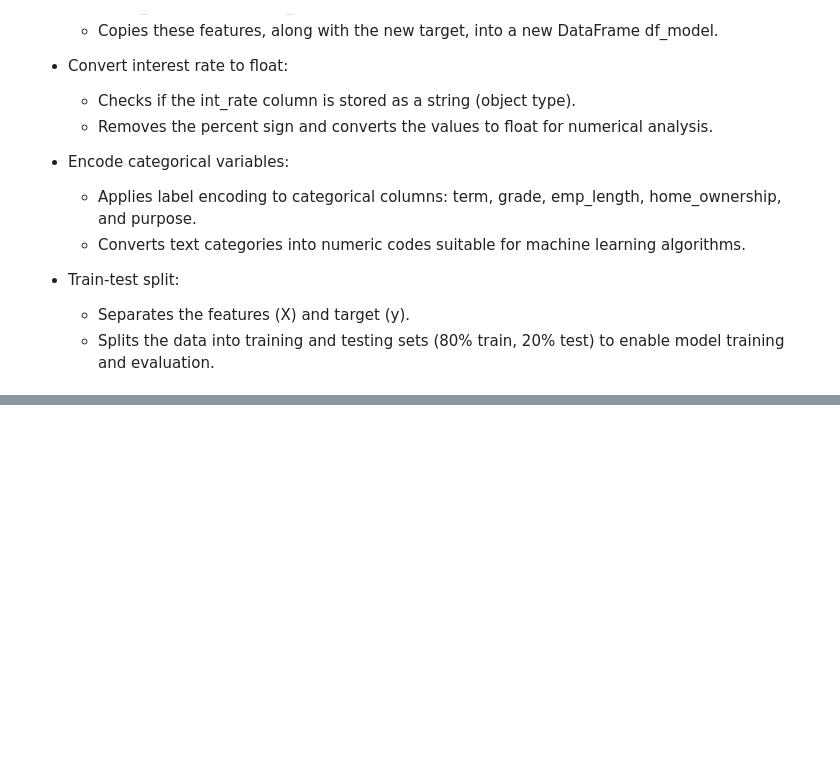
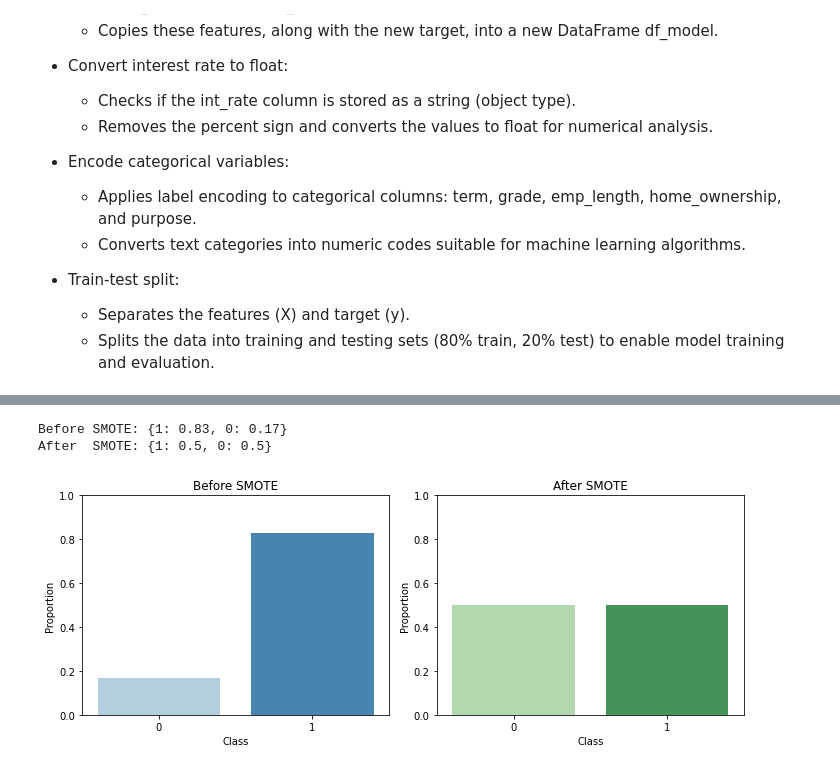
Before and after one commit to KweyuV/Digitizing-Loan-Approvals-for-Financial-Inclusion, a Jupyter notebook: Loan_approval_final.ipynb, the cells around one changed output, grey strips where cells are left out. Cells and saved outputs as stored; diff of their text form; code cells hidden in the pictures; blank space fills up the shorter version.

Commit message:
Add SMOTE section

```diff
--- a/Loan_approval_final.ipynb
+++ b/Loan_approval_final.ipynb
@@ -525,0 +471,31 @@ To improve data quality and reduce the impact of extreme values, outliers in key
+# %%
+# Balance only the training data so the model learns from enough positive cases.
+
+smote = SMOTE(random_state=42)
+X_train_res, y_train_res = smote.fit_resample(X_train, y_train)
+
+# Visualize class balance before and after SMOTE
+fig, axes = plt.subplots(1, 2, figsize=(10, 4))
+sns.barplot(x=list(y_train.value_counts(normalize=True).round(3).to_dict().keys()),
+            y=list(y_train.value_counts(normalize=True).round(3).to_dict().values()), ax=axes[0], palette="Blues")
+axes[0].set_title("Before SMOTE")
+axes[0].set_xlabel("Class")
+axes[0].set_ylabel("Proportion")
+axes[0].set_ylim(0, 1)
+
+sns.barplot(x=list(y_train_res.value_counts(normalize=True).round(3).to_dict().keys()),
+            y=list(y_train_res.value_counts(normalize=True).round(3).to_dict().values()), ax=axes[1], palette="Greens")
+axes[1].set_title("After SMOTE")
+axes[1].set_xlabel("Class")
+axes[1].set_ylabel("Proportion")
+axes[1].set_ylim(0, 1)
+
+print("Before SMOTE:", y_train.value_counts(normalize=True).round(3).to_dict())
+print("After  SMOTE:", y_train_res.value_counts(normalize=True).round(3).to_dict())
+
+plt.tight_layout()
+plt.show()
+# %% [output]
+Before SMOTE: {1: 0.83, 0: 0.17}
+After  SMOTE: {1: 0.5, 0: 0.5}
+[figure, added]
```
Also changed, not shown: parts of 10 cells of this notebook.
